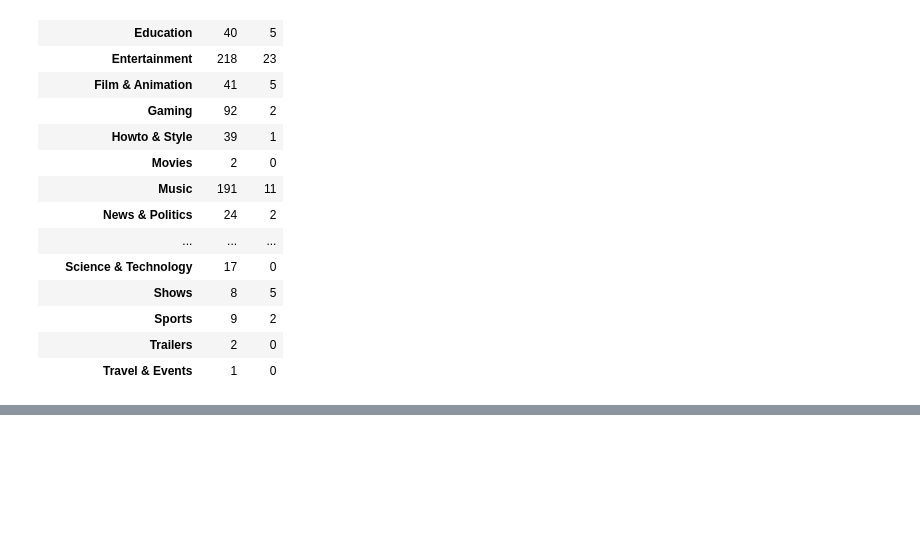
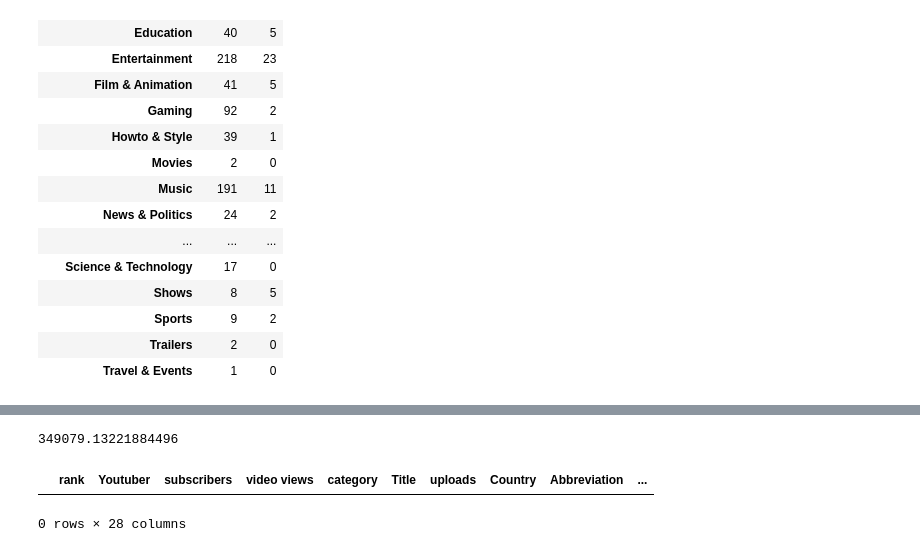
Before and after one commit to Sublymonal/python-stuff, a Jupyter notebook: pandas/introduction-to-pandas.ipynb, the cells around one changed output, grey strips where cells are left out. Saved outputs shown, nothing was run; the diff lists cells and outputs as text; code cells hidden in the pictures; blank space fills up the shorter version.

```diff
--- a/pandas/introduction-to-pandas.ipynb
+++ b/pandas/introduction-to-pandas.ipynb
@@ -233,0 +270,11 @@ TypeError: agg function failed [how->mean,dtype->object]
+# %%
+#uploads mean for testing
+yt_stats["subscribers_for_last_30_days"].mean()
+# %% [output]
+349079.13221884496
+# %%
+#only shows rows with NaN data in the specified field
+yt_stats[yt_stats["subscribers_for_last_30_days"].isna()]
+# %% [output]
+|  | rank | Youtuber | subscribers | video views | category | Title | uploads | Country | Abbreviation | ... |
+0 rows × 28 columns
```
Also changed, not shown: parts of 14 cells of this notebook.
